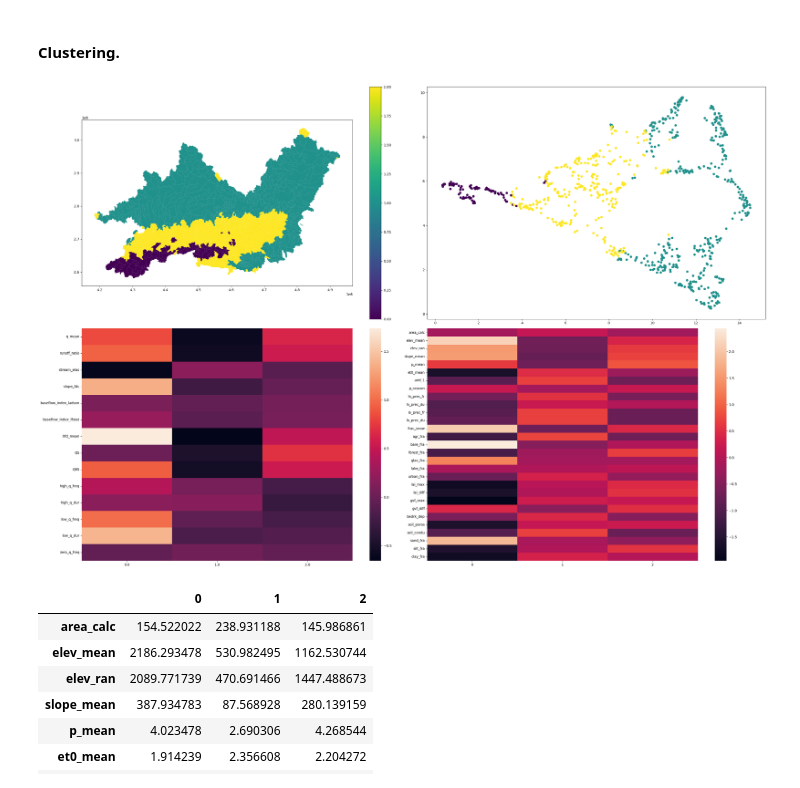
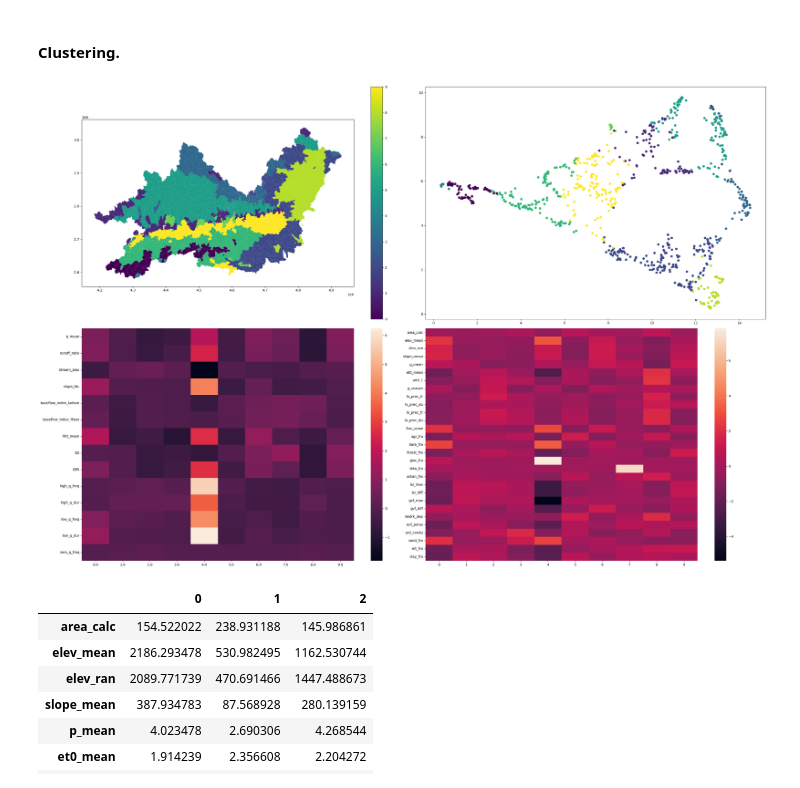
Before and after one commit to tripleUU-U/lamah-ce_lstm, a Jupyter notebook: preprocessing/make_splits.ipynb, the cells around one changed output. Cells and saved outputs as stored; diff of their text form; code cells hidden in the pictures.

```diff
--- a/preprocessing/make_splits.ipynb
+++ b/preprocessing/make_splits.ipynb
@@ -127,7 +127,7 @@ We got 29 attributes.
 pca = PCA(n_components=0.9, svd_solver="full")
 pca_attributes = pca.fit_transform(picked_attributes)
 # %%
-n_clusters = 3
+n_clusters = 10
 seed = 168
 
 # KMEANS
@@ -151,34 +151,34 @@ kmeans_str_labels = kmeans_labels.apply(remap_labels)
 # PLOT
 plot_gdf = no_na_attributes.copy()
 plot_gdf["kmeans_labels"] = kmeans_str_labels
 
 fig, axs = plt.subplots(2,2,figsize=(30,20))
 
 plot_gdf.plot(
 	ax=axs[0,0],
 	column="kmeans_labels",
 	cmap="viridis",
 	legend=True)
 
 reducer = umap.UMAP(
 	n_components=2,
 	n_neighbors=20,
 	min_dist=0.1,
 	random_state=42
 )
 
 umap2d = reducer.fit_transform(pca_attributes)
 plot_gdf[["UMAP1","UMAP2"]] = umap2d
 
 axs[0,1].scatter(plot_gdf["UMAP1"], plot_gdf["UMAP2"], c=kmeans_labels)
 
 # Plot hy id and attributes in the strata.
 sns.heatmap(ax=axs[1,0],data = scaled_hy_id.groupby(kmeans_str_labels).mean().transpose())
 sns.heatmap(ax=axs[1,1], data = picked_attributes.iloc[:,:34].groupby(kmeans_str_labels).mean().transpose())
 
 plt.tight_layout()
 # %% [output]
-[figure, old version]
+[figure, new version]
 # %%
 numeric_attributes[picked_attributes.columns].groupby(kmeans_str_labels).mean().T
 # %% [output]
```
Also changed, not shown: 9 other files.
